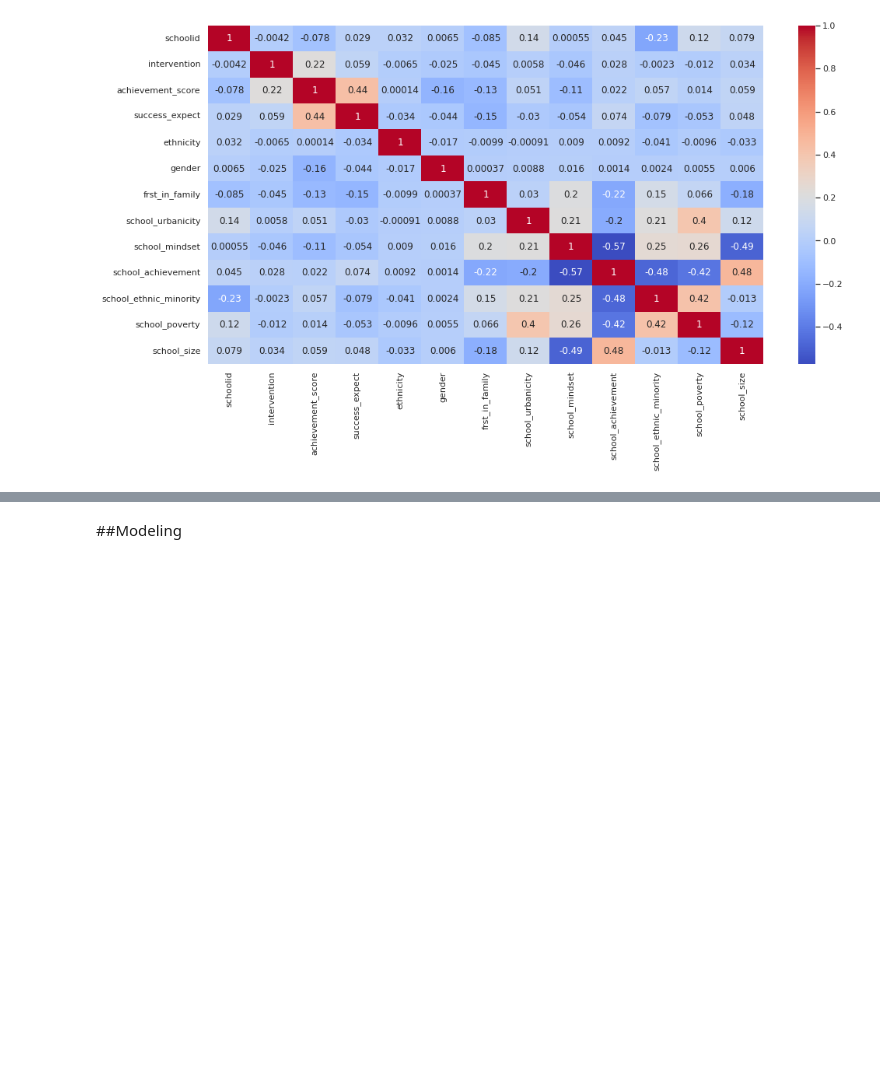
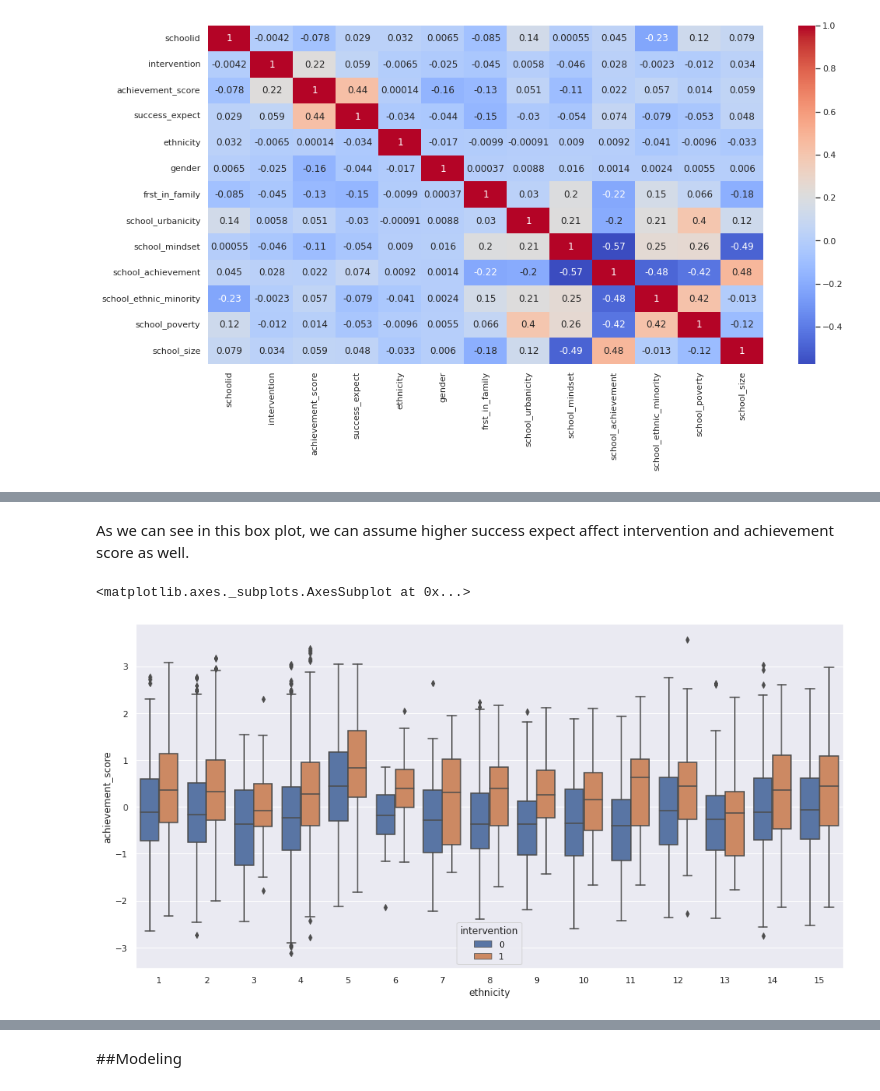
Before and after one commit to mhmmdmin/Assignment, a Jupyter notebook: Assignment_Day_14_Muhammad_Amin.ipynb, the cells around one changed output, grey strips where cells are left out. Saved outputs shown, nothing was run; the diff lists cells and outputs as text; code cells hidden in the pictures; blank space fills up the shorter version.

```diff
--- a/Assignment_Day_14_Muhammad_Amin.ipynb
+++ b/Assignment_Day_14_Muhammad_Amin.ipynb
@@ -202,0 +212,8 @@ sns.heatmap(mindset.corr(), annot = True, fmt='.2g',cmap= 'coolwarm')
+# %% [markdown]
+As we can see in this box plot, we can assume higher success expect affect intervention and achievement score as well.
+# %%
+# Plot for ethnicity
+sns.boxplot(data=mindset,y='achievement_score',x='ethnicity', hue='intervention')
+# %% [output]
+<matplotlib.axes._subplots.AxesSubplot at 0x...>
+[figure, added]
```
Also changed, not shown: parts of 48 cells of this notebook.
